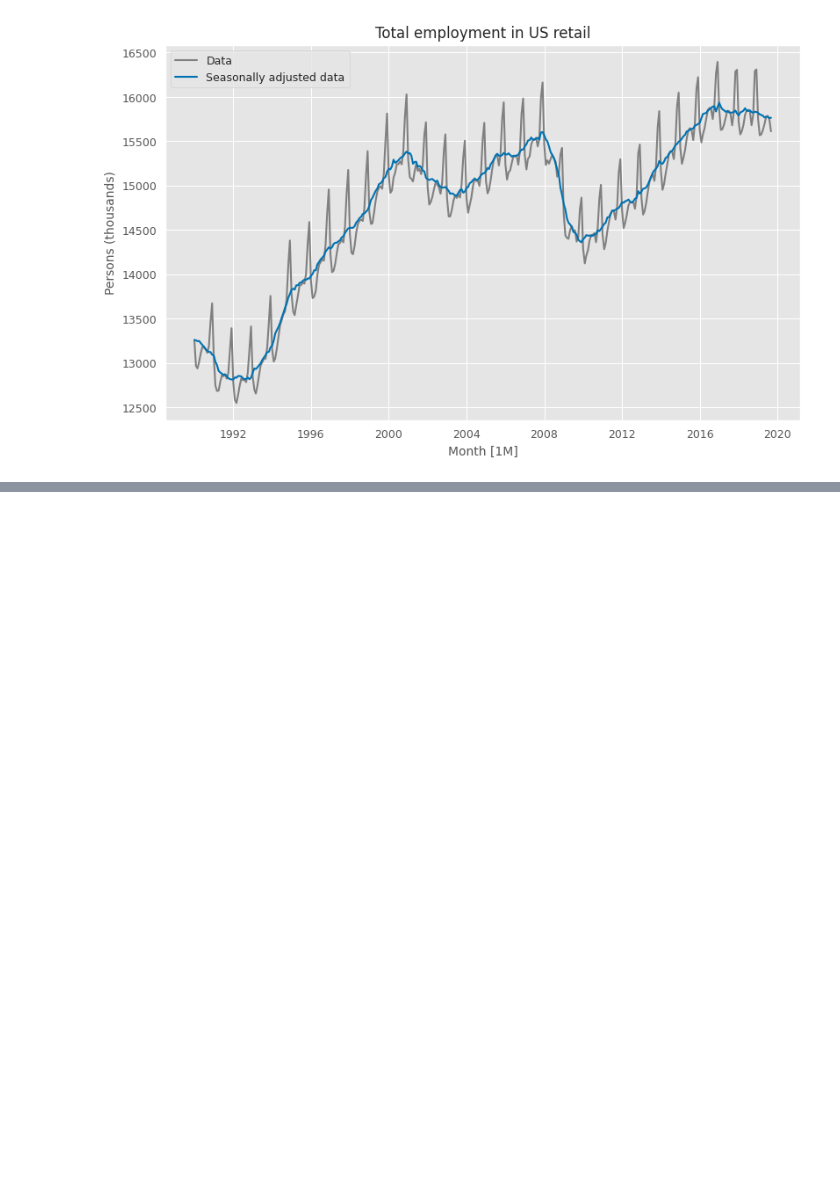
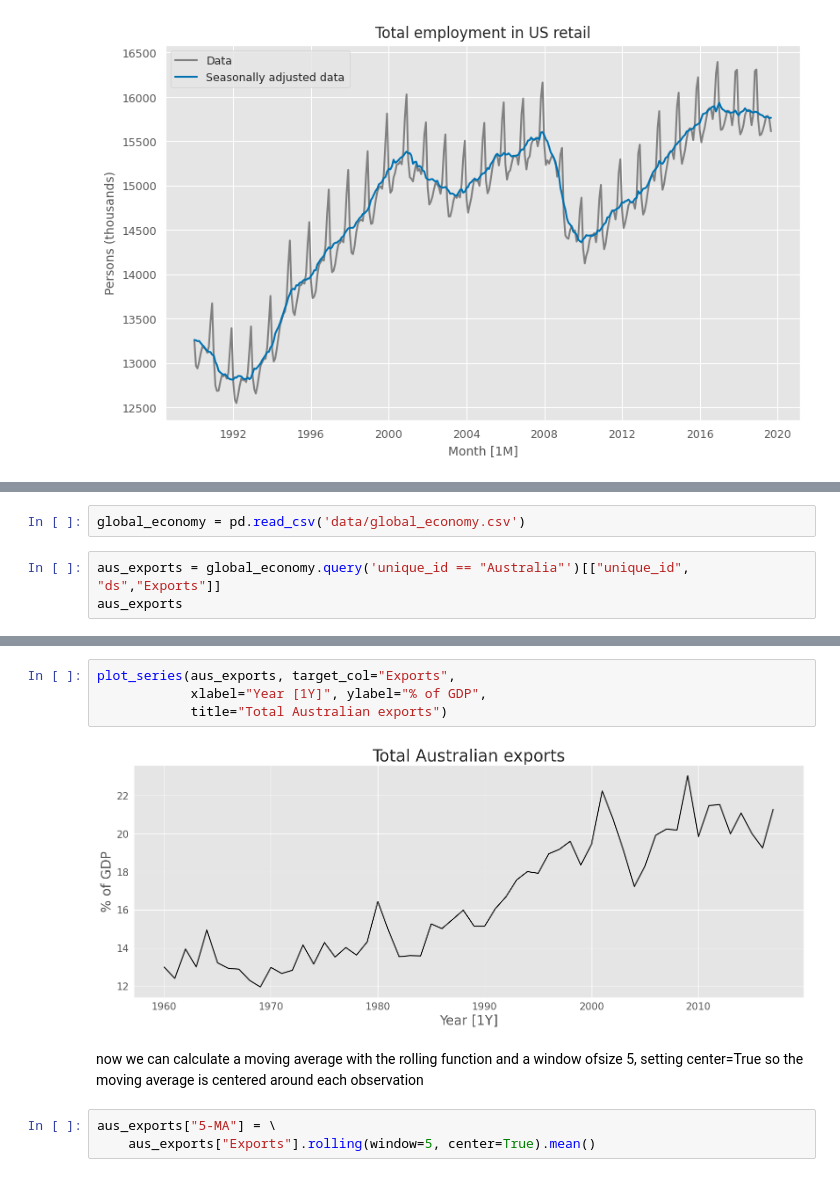
Before and after one commit to JakParkinson/time_series, a Jupyter notebook: ch3_decomposition.ipynb, the cells around one changed output, grey strips where cells are left out. Saved outputs shown, nothing was run; the diff lists cells and outputs as text; blank space fills up the shorter version.

```diff
--- a/ch3_decomposition.ipynb
+++ b/ch3_decomposition.ipynb
@@ -345,0 +359,5 @@ plt.show()
+# %%
+global_economy = pd.read_csv('data/global_economy.csv')
+# %%
+aus_exports = global_economy.query('unique_id == "Australia"')[["unique_id", "ds","Exports"]]
+aus_exports
@@ -345,0 +382,11 @@ plt.show()
+# %%
+plot_series(aus_exports, target_col="Exports",
+            xlabel="Year [1Y]", ylabel="% of GDP",
+            title="Total Australian exports")
+# %% [output]
+[figure, added]
+# %% [markdown]
+now we can calculate a moving average with the rolling function and a window ofsize 5, setting center=True so the moving average is centered around each observation
+# %%
+aus_exports["5-MA"] = \
+    aus_exports["Exports"].rolling(window=5, center=True).mean()
```
Also changed, not shown: parts of 17 cells of this notebook.
